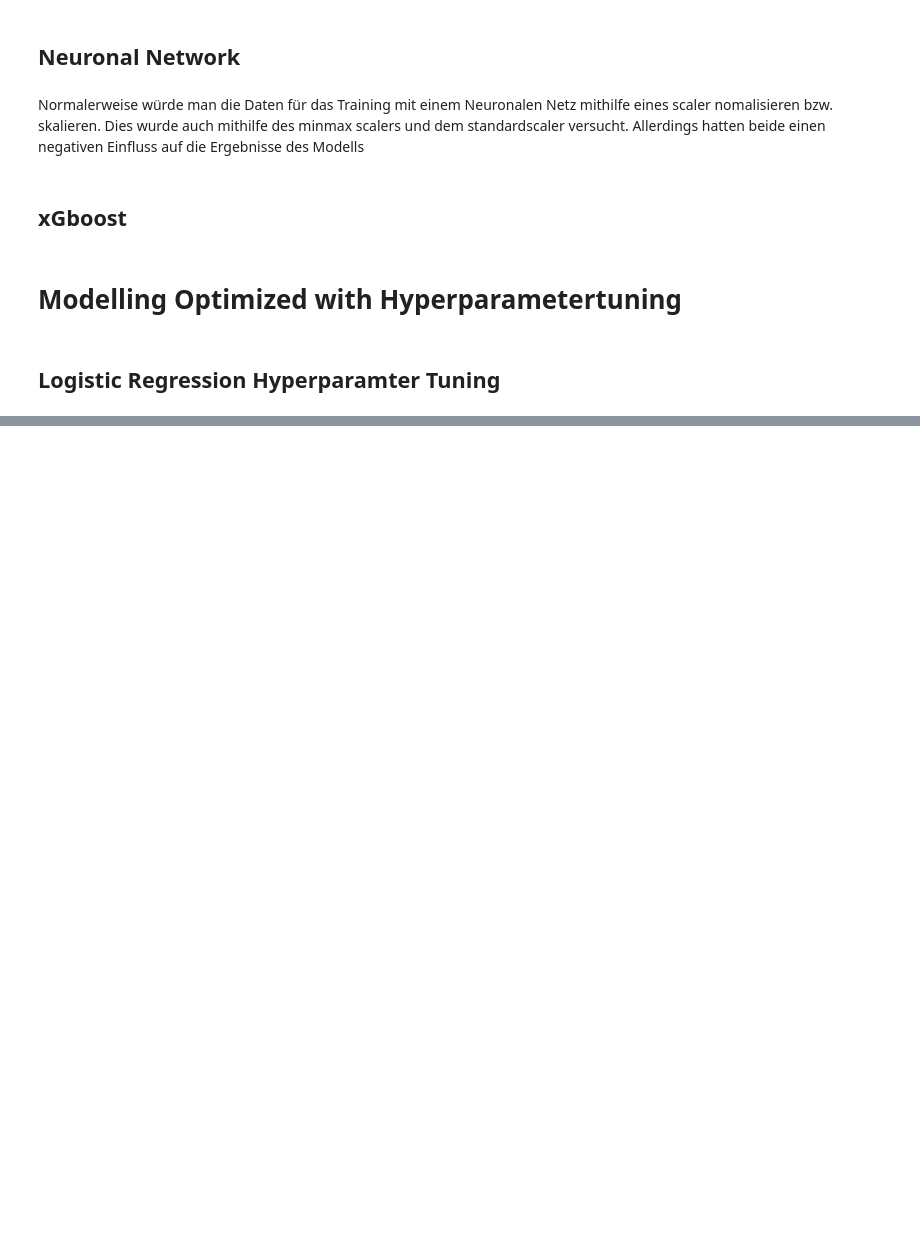
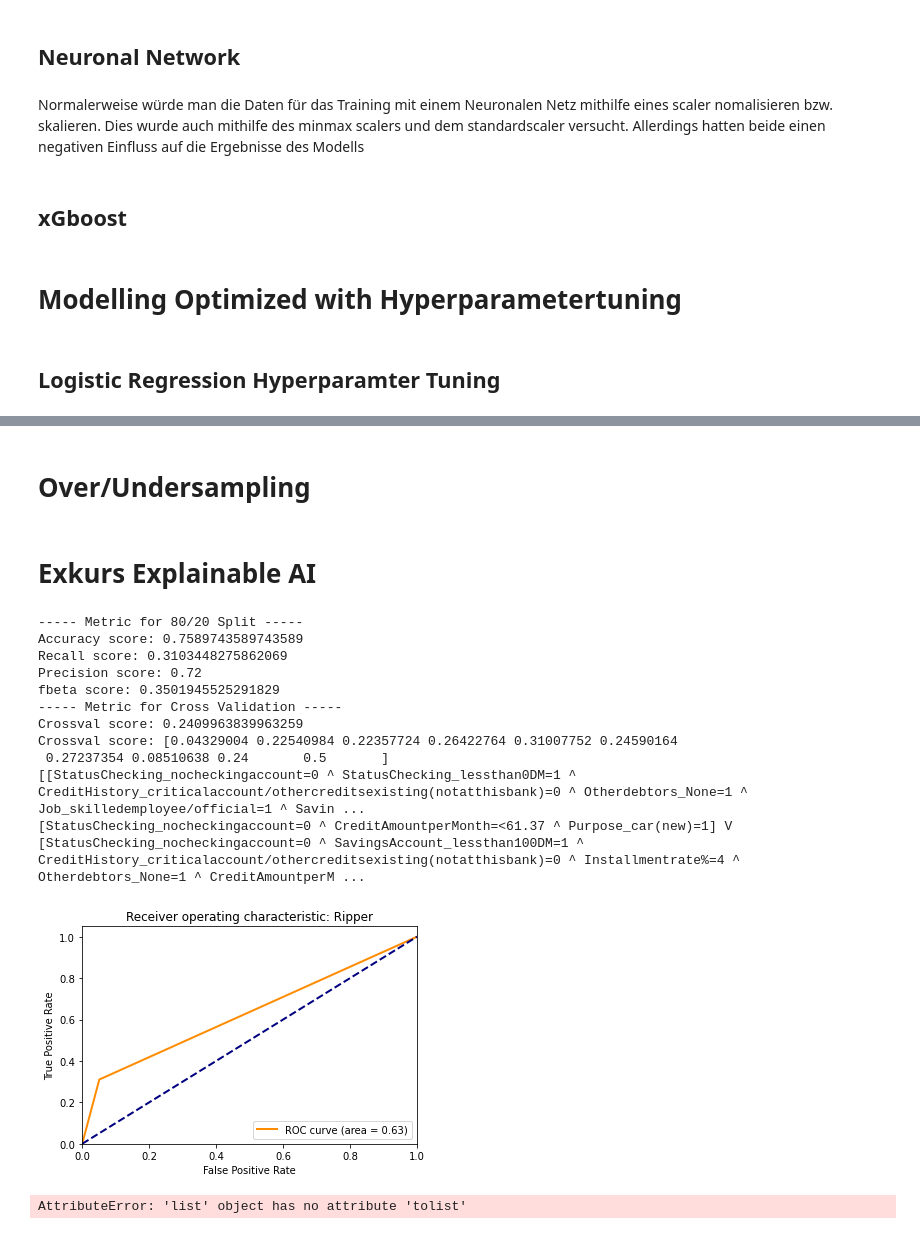
Before and after one commit to DanielGit4/AML, a Jupyter notebook: German_Credit_data/classification.ipynb, the cells around one changed output, grey strips where cells are left out. Drawn from its saved outputs; the diff is of its cells as text; code cells hidden in the pictures; blank space fills up the shorter version.

```diff
--- a/German_Credit_data/classification.ipynb
+++ b/German_Credit_data/classification.ipynb
@@ -319,0 +340,2 @@ tune_logistic_regression(X_train, X_test, y_train, y_test)
+# %% [markdown]
+# Over/Undersampling
@@ -319,0 +345,2 @@ tune_logistic_regression(X_train, X_test, y_train, y_test)
+# %% [markdown]
+# Exkurs Explainable AI
@@ -319,0 +355,36 @@ tune_logistic_regression(X_train, X_test, y_train, y_test)
+# %%
+# funktion for fitting Ripper model
+def ripper(X_train, X_test, y_train, y_test):
+    # create ripper object
+    ripper = lw.RIPPER(random_state=1,k=3, dl_allowance=64, n_discretize_bins=10, verbosity=0)
+    # fit the model
+    ripper.fit(X_train, y_train)
+    # predict the target variable
+    y_pred = ripper.predict(X_test)
+    # print accuracy score and recall score
+    metrics(X,y,y_test, y_pred, crossval=True, modell=ripper)
+
+    metrics_dict_non_opt(y_test, y_pred, "Ripper", ripper)
+
+
+    ripper.out_model()
+
+    plot_roc_curve(y_test, y_pred,"Ripper")
+    plot_confusion_matrix(y_test,y_pred,"Ripper")
+# %%
+ripper(X_train, X_test, y_train, y_test)
+# %% [output]
+----- Metric for 80/20 Split -----
+Accuracy score: 0.7589743589743589
+Recall score: 0.3103448275862069
+Precision score: 0.72
+fbeta score: 0.3501945525291829
+----- Metric for Cross Validation -----
+Crossval score: 0.2409963839963259
+Crossval score: [0.04329004 0.22540984 0.22357724 0.26422764 0.31007752 0.24590164
+ 0.27237354 0.08510638 0.24       0.5       ]
+[[StatusChecking_nocheckingaccount=0 ^ StatusChecking_lessthan0DM=1 ^ CreditHistory_criticalaccount/othercreditsexisting(notatthisbank)=0 ^ Otherdebtors_None=1 ^ Job_skilledemployee/official=1 ^ Savin ...
+[StatusChecking_nocheckingaccount=0 ^ CreditAmountperMonth=<61.37 ^ Purpose_car(new)=1] V
+[StatusChecking_nocheckingaccount=0 ^ SavingsAccount_lessthan100DM=1 ^ CreditHistory_criticalaccount/othercreditsexisting(notatthisbank)=0 ^ Installmentrate%=4 ^ Otherdebtors_None=1 ^ CreditAmountperM ...
+[figure, added]
+AttributeError: 'list' object has no attribute 'tolist'
```
Also changed, not shown: parts of 6 cells of this notebook.
